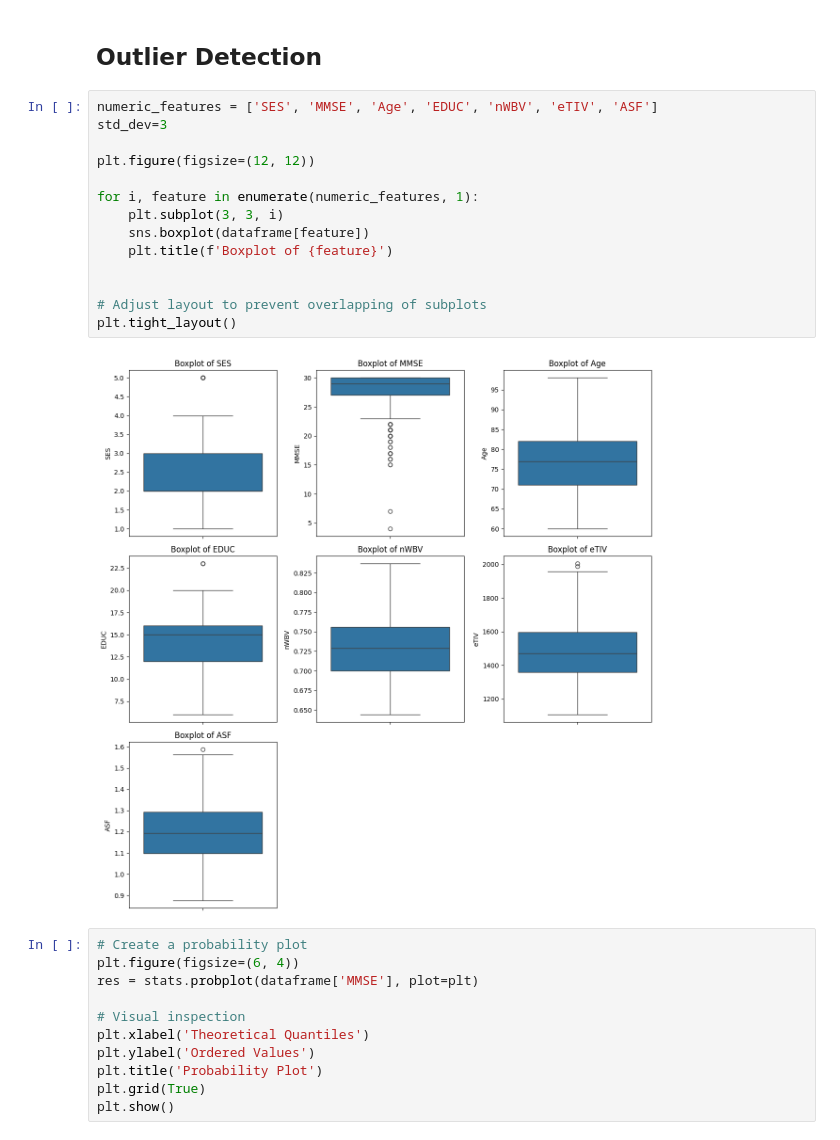
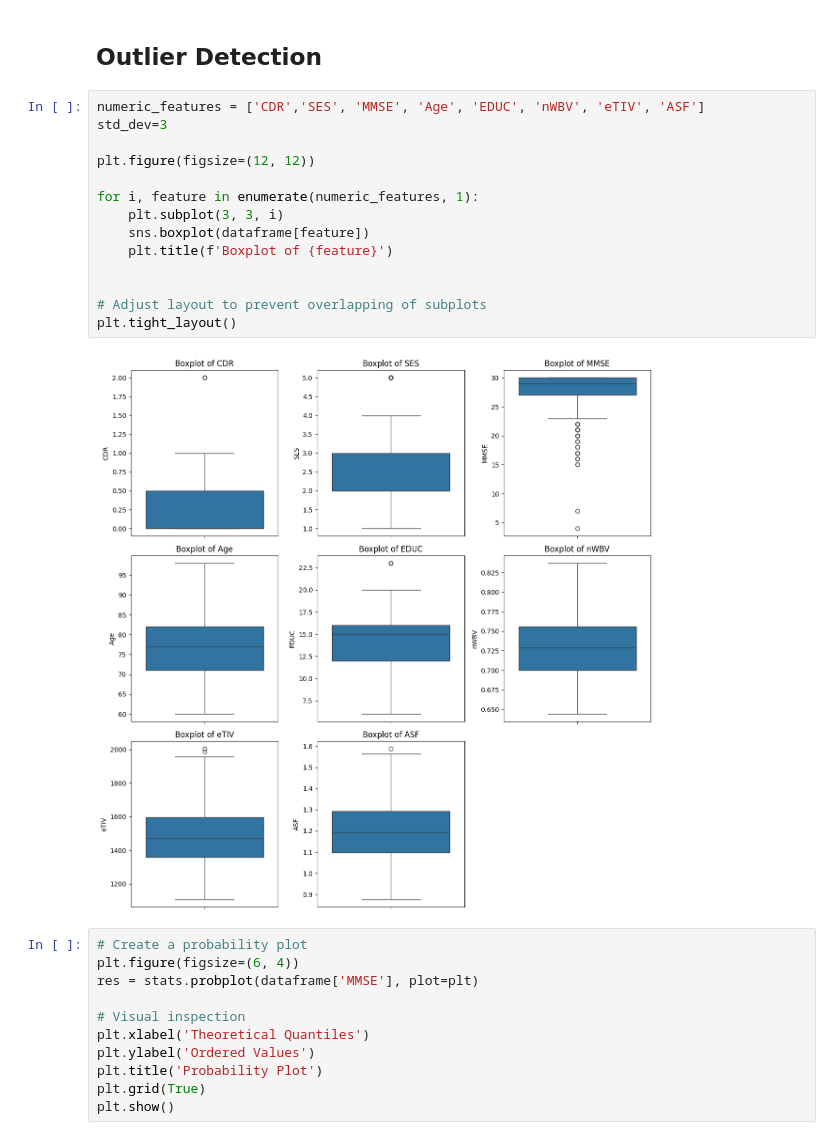
Before and after one commit to arwakhalidw/2024-GP-Group6, a Jupyter notebook: AlzheimerPredictor.ipynb, the cells around one changed output. Cells and saved outputs as stored; diff of their text form.

```diff
--- a/AlzheimerPredictor.ipynb
+++ b/AlzheimerPredictor.ipynb
@@ -306,21 +317,21 @@ dtype: int64
 # %% [markdown]
 ## Outlier Detection
 # %%
-numeric_features = ['SES', 'MMSE', 'Age', 'EDUC', 'nWBV', 'eTIV', 'ASF']
+numeric_features = ['CDR','SES', 'MMSE', 'Age', 'EDUC', 'nWBV', 'eTIV', 'ASF']
 std_dev=3
 
 plt.figure(figsize=(12, 12))
 
 for i, feature in enumerate(numeric_features, 1):
     plt.subplot(3, 3, i)
     sns.boxplot(dataframe[feature])
     plt.title(f'Boxplot of {feature}')
 
 
 # Adjust layout to prevent overlapping of subplots
 plt.tight_layout()
 # %% [output]
-[figure, old version]
+[figure, new version]
 # %%
 # Create a probability plot
 plt.figure(figsize=(6, 4))
```
Also changed, not shown: parts of 3 cells of this notebook.
